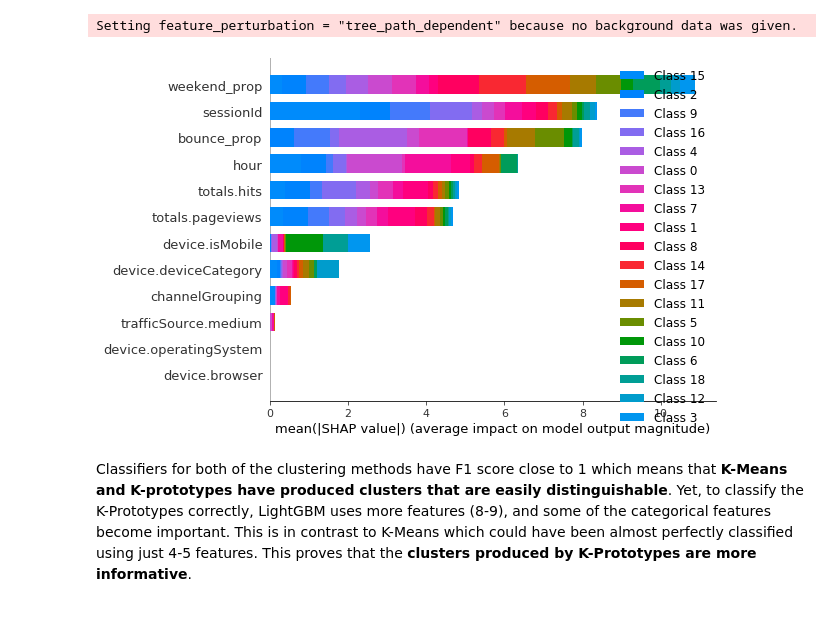
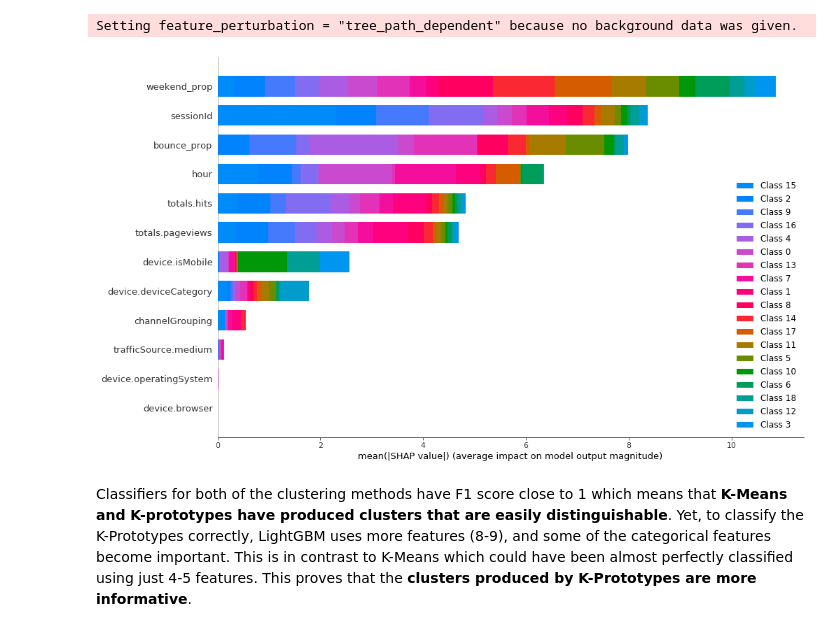
Before and after one commit to AntonsRuberts/datascience_marketing, a Jupyter notebook: KMeans_vs_KPrototypes.ipynb, the cells around one changed output. Drawn from its saved outputs; the diff is of its cells as text; code cells hidden in the pictures.

```diff
--- a/KMeans_vs_KPrototypes.ipynb
+++ b/KMeans_vs_KPrototypes.ipynb
@@ -444,8 +444,8 @@ shap_values_kp = explainer_kp.shap_values(lgbm_data)
 # %% [output]
 Setting feature_perturbation = "tree_path_dependent" because no background data was given.
 # %%
-shap.summary_plot(shap_values_kp, lgbm_data, plot_type="bar")
+shap.summary_plot(shap_values_kp, lgbm_data, plot_type="bar", plot_size=(15, 10))
 # %% [output]
-[figure, old version]
+[figure, new version]
 # %% [markdown]
 Classifiers for both of the clustering methods have F1 score close to 1 which means that **K-Means and K-prototypes have produced clusters that are easily distinguishable**. Yet, to classify the K-Prototypes correctly, LightGBM uses more features (8-9), and some of the categorical features become important. This is in contrast to K-Means which could have been almost perfectly classified using just 4-5 features. This proves that the **clusters produced by K-Prototypes are more informative**.
```
Also changed, not shown: parts of 1 cell of this notebook.
